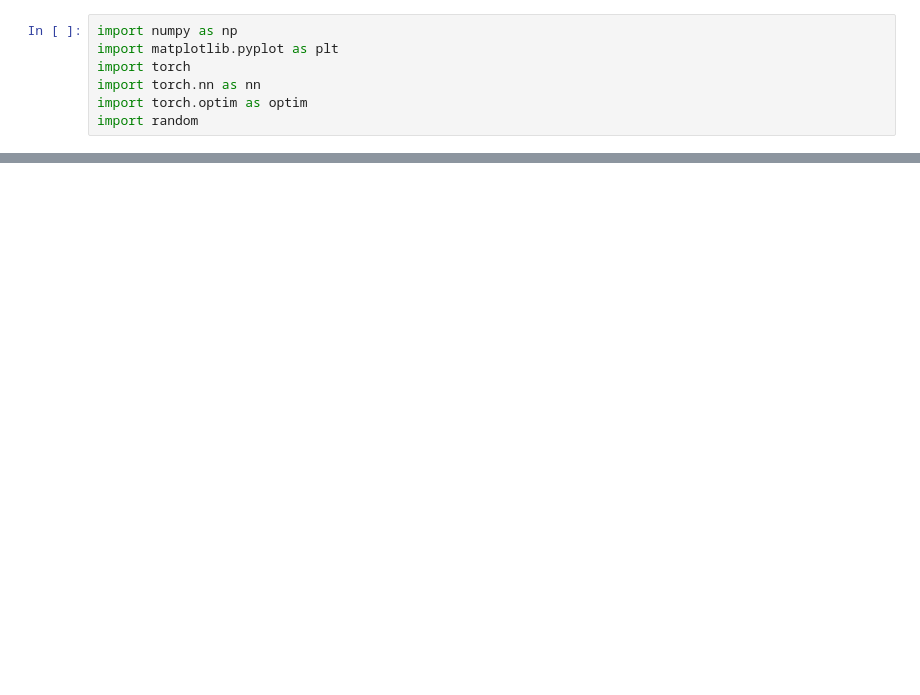
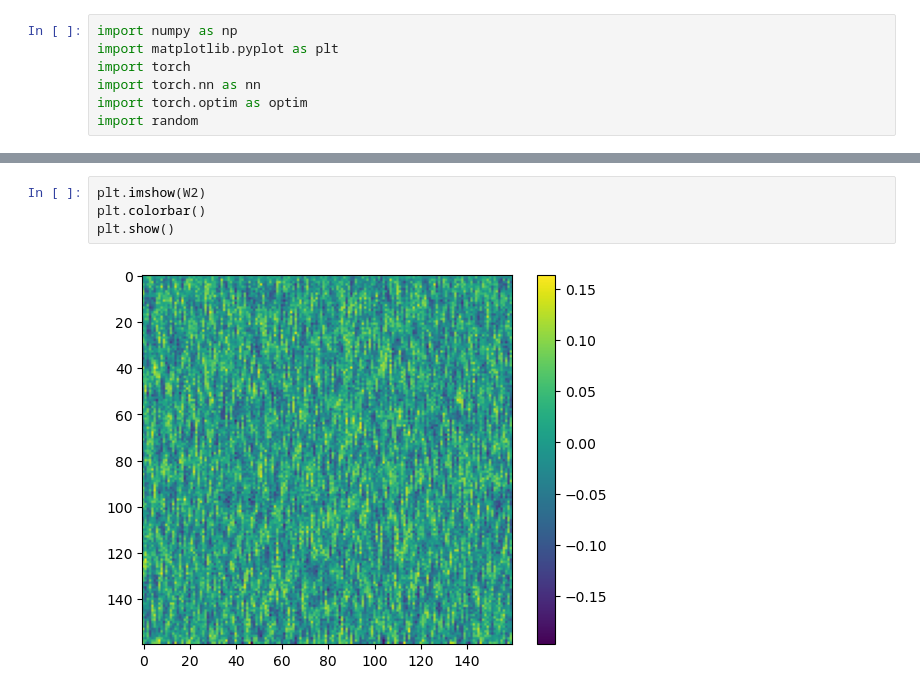
Before and after one commit to TajwarC/NN-Interpretation, a Jupyter notebook: examples/example.ipynb, the cells around one changed output, grey strips where cells are left out. Cells and saved outputs as stored; diff of their text form; blank space fills up the shorter version.

```diff
--- a/examples/example.ipynb
+++ b/examples/example.ipynb
@@ -110,0 +172,6 @@ plt.show()
+# %%
+plt.imshow(W2)
+plt.colorbar()
+plt.show()
+# %% [output]
+[figure, added]
```
Also changed, not shown: parts of 18 cells of this notebook, 2 other files.
